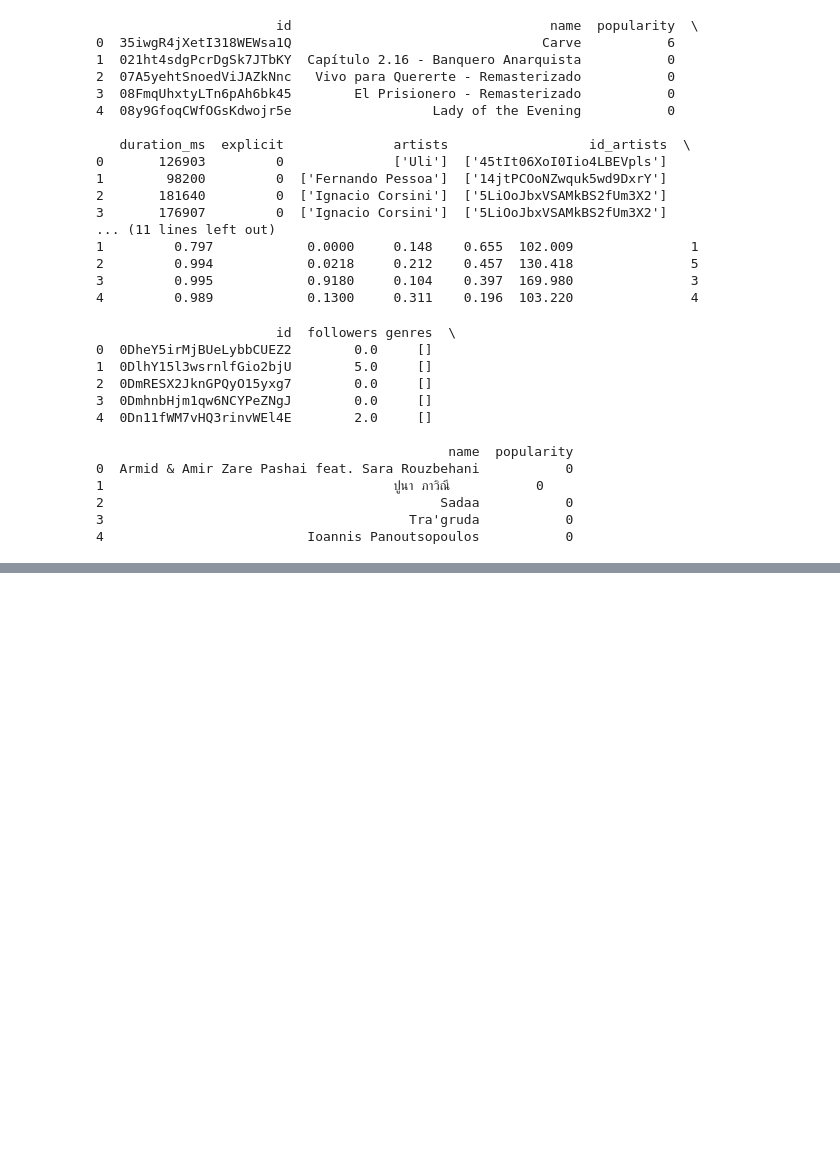
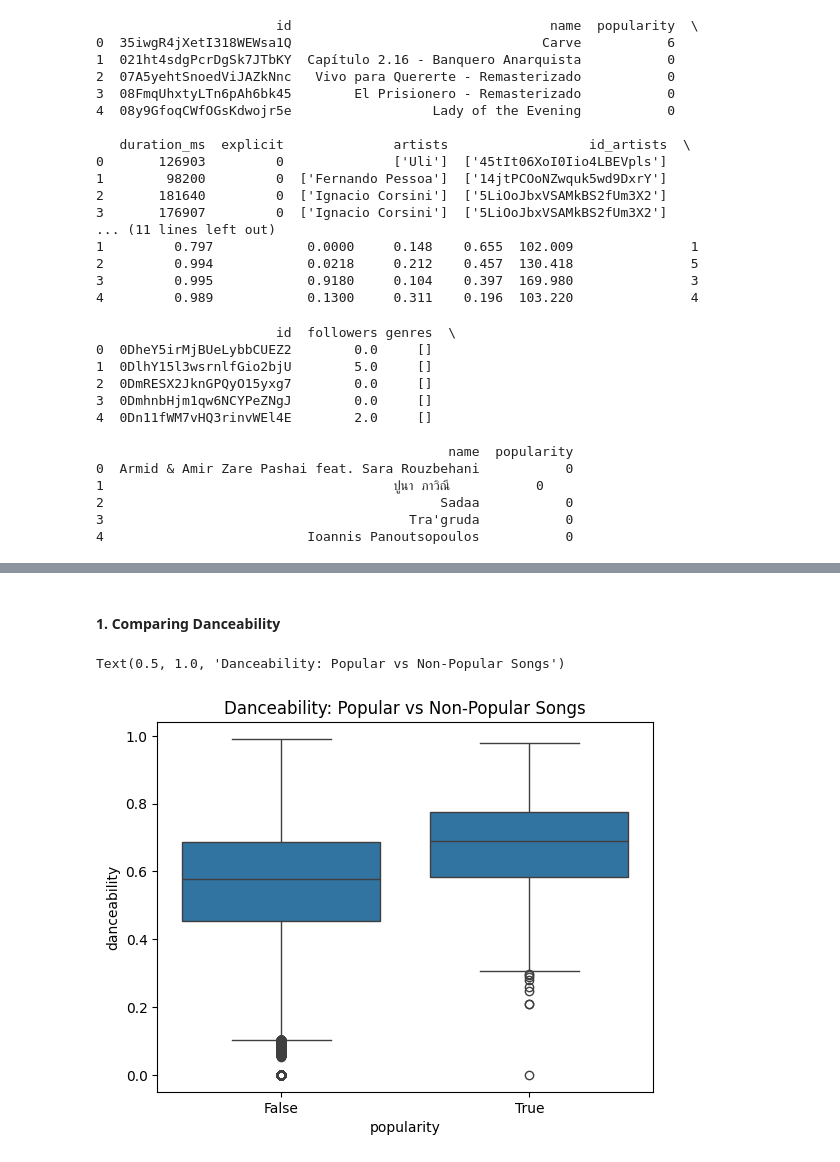
Before and after one commit to satyajitlion/spotify-data-analysis, a Jupyter notebook: spotify_eda.ipynb, the cells around one changed output, grey strips where cells are left out. Drawn from its saved outputs; the diff is of its cells as text; code cells hidden in the pictures; blank space fills up the shorter version.

```diff
--- a/spotify_eda.ipynb
+++ b/spotify_eda.ipynb
@@ -50,0 +148,8 @@ print(artists_df.head())  # Displays first 5 rows with all columns
+# %% [markdown]
+#### 1. Comparing Danceability
+# %%
+sns.boxplot(x=tracks_df['popularity'] > 80, y=tracks_df['danceability'], data=tracks_df)
+plt.title('Danceability: Popular vs Non-Popular Songs')
+# %% [output]
+Text(0.5, 1.0, 'Danceability: Popular vs Non-Popular Songs')
+[figure, added]
```
Also changed, not shown: parts of 34 cells of this notebook.
